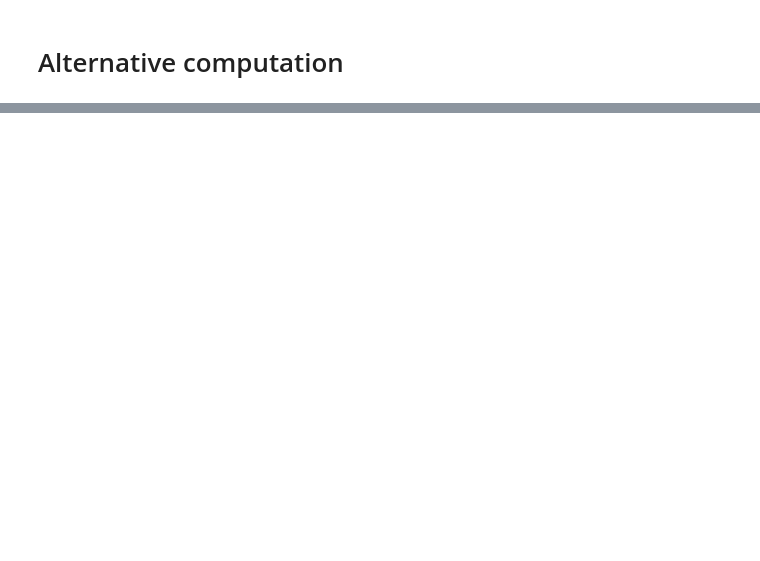
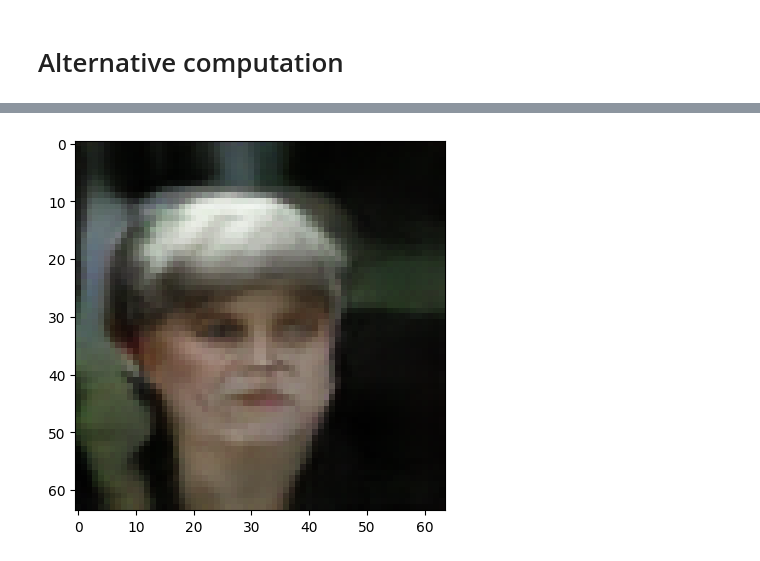
Before and after one commit to MarioAuditore/Statistics-energy-based-GAN, a Jupyter notebook: Celeba-GAN.ipynb, the cells around one changed output, grey strips where cells are left out. Drawn from its saved outputs; the diff is of its cells as text; code cells hidden in the pictures; blank space fills up the shorter version.

```diff
--- a/Celeba-GAN.ipynb
+++ b/Celeba-GAN.ipynb
@@ -327,0 +358,17 @@ tensor(316.8847)
+# %%
+images_list=[]
+noize=torch.randn(32, 100)
+z_noize=noize.clone()
+lr_grad=1e-4
+
+#vary learning 1e-5, 1e-6, 1e-7
+for i in tqdm(range(150)):
+    z_noize=z_noize+0.5*lr_grad*Score_greadient(z_noize, model_gen, model_disc)+torch.randn_like(z_noize)*np.sqrt(lr_grad)
+    samples_gen=model_gen(z_noize.to(device))
+    samples_gen=samples_gen*0.5+0.5
+    plt.imshow(samples_gen[-1].permute(1,2,0).cpu().detach().numpy())
+    plt.savefig('./images/Image_gen_langevin.png')
+    images_list.append(imageio.imread('./images/Image_gen_langevin.png'))
+    imageio.mimsave('./images/celeba_alternative_langevin.gif',images_list)
+# %% [output]
+[figure, added]
```
Also changed, not shown: parts of 16 cells of this notebook, 6 other files.
